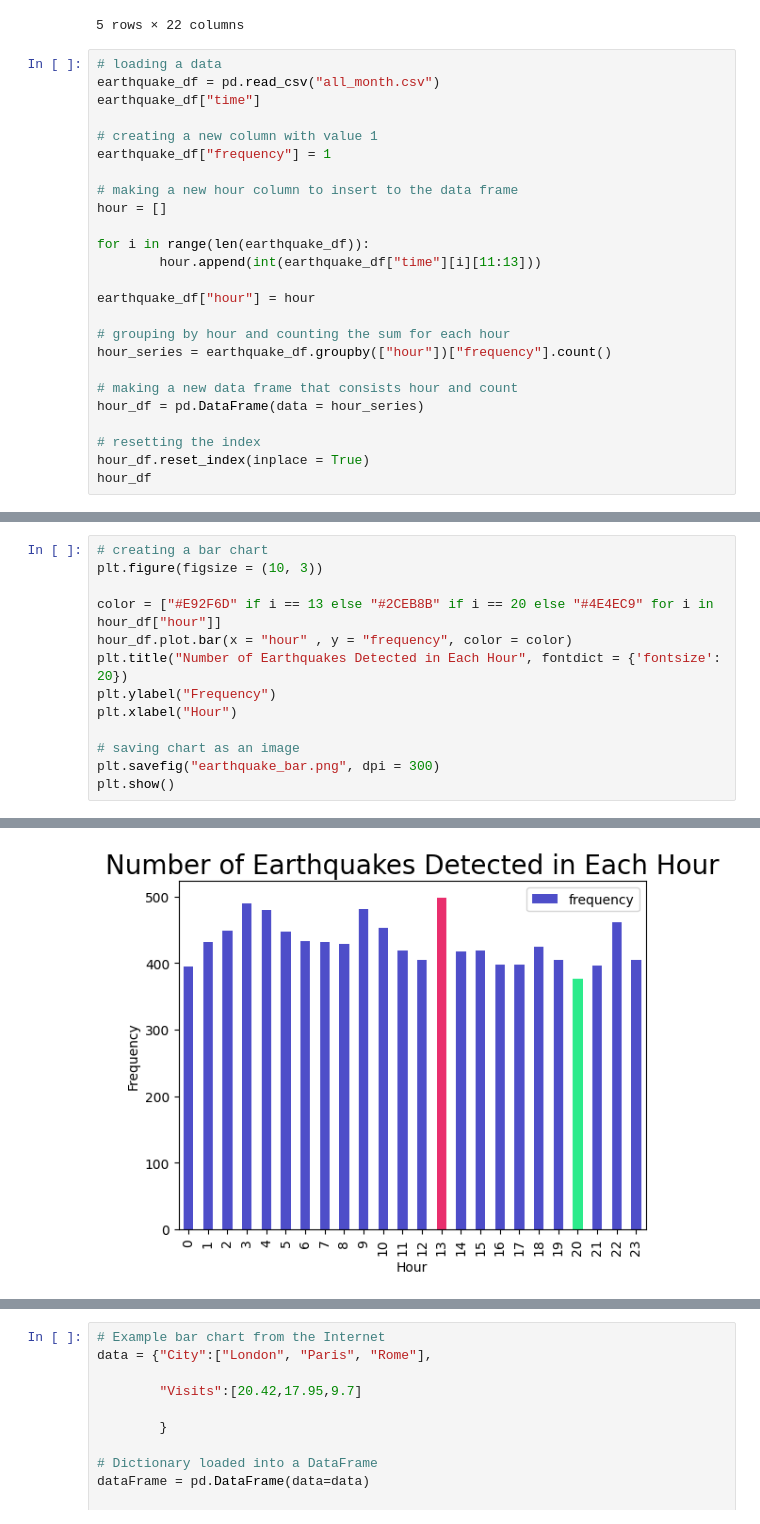
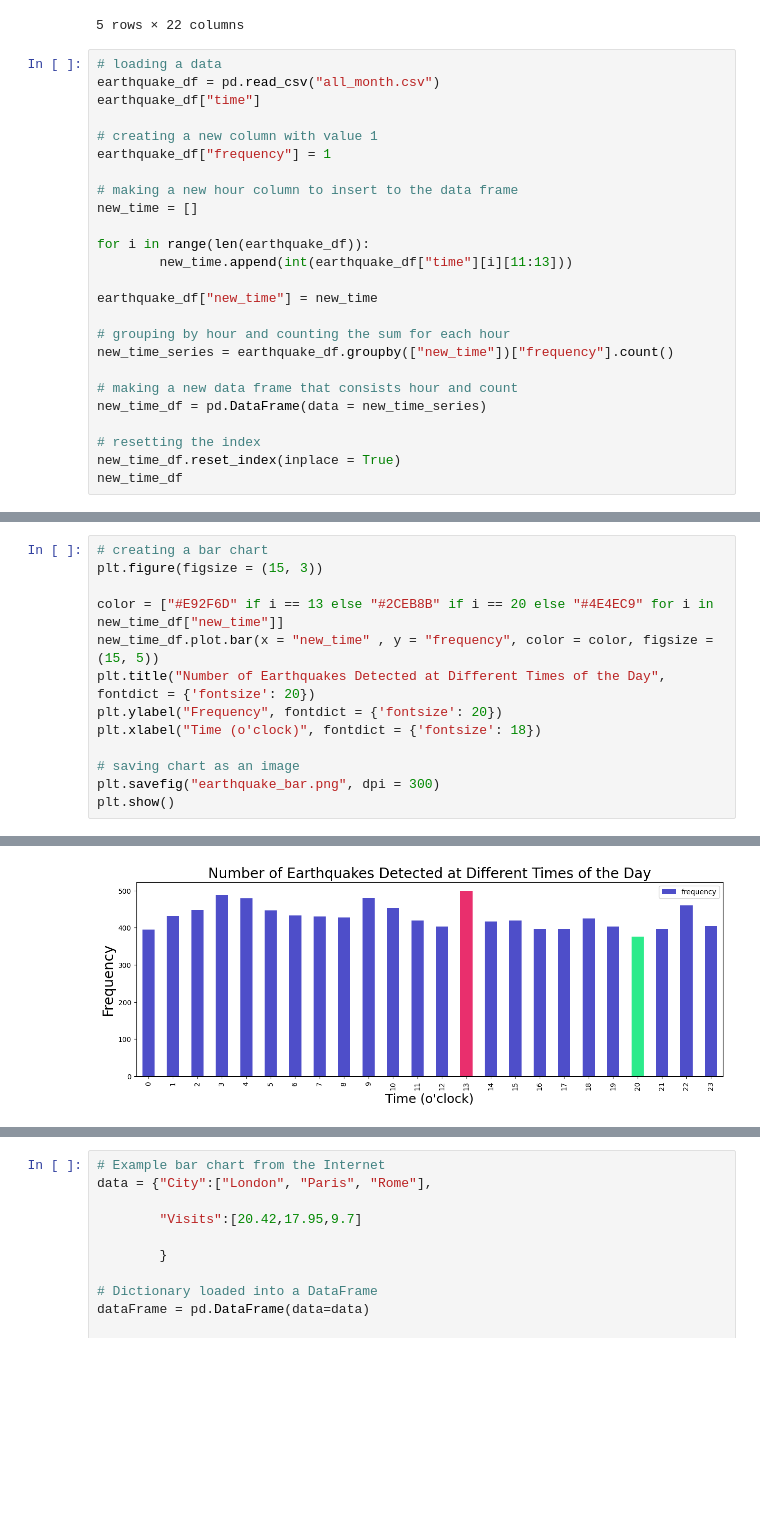
Before and after one commit to usuajiayako/DataScienceWeek3, a Jupyter notebook: data_visualisation_assignment.ipynb, the cells around one changed output, grey strips where cells are left out. Saved outputs shown, nothing was run; the diff lists cells and outputs as text; blank space fills up the shorter version.

```diff
--- a/data_visualisation_assignment.ipynb
+++ b/data_visualisation_assignment.ipynb
@@ -22,20 +22,20 @@ earthquake_df["time"]
 earthquake_df["frequency"] = 1
 
 # making a new hour column to insert to the data frame
-hour = []
+new_time = []
 
 for i in range(len(earthquake_df)):
-        hour.append(int(earthquake_df["time"][i][11:13]))
+        new_time.append(int(earthquake_df["time"][i][11:13]))
 
-earthquake_df["hour"] = hour
+earthquake_df["new_time"] = new_time
 
 # grouping by hour and counting the sum for each hour
-hour_series = earthquake_df.groupby(["hour"])["frequency"].count()
+new_time_series = earthquake_df.groupby(["new_time"])["frequency"].count()
 
 # making a new data frame that consists hour and count
-hour_df = pd.DataFrame(data = hour_series)
+new_time_df = pd.DataFrame(data = new_time_series)
 
 # resetting the index
-hour_df.reset_index(inplace = True)
-hour_df
+new_time_df.reset_index(inplace = True)
+new_time_df
 # %% [output]
@@ -58,13 +58,13 @@ hour_df
 | 23 | 23 | 405 |
 # %%
 # creating a bar chart
-plt.figure(figsize = (10, 3))
+plt.figure(figsize = (15, 3))
 
-color = ["#E92F6D" if i == 13 else "#2CEB8B" if i == 20 else "#4E4EC9" for i in hour_df["hour"]]
-hour_df.plot.bar(x = "hour" , y = "frequency", color = color)
-plt.title("Number of Earthquakes Detected in Each Hour", fontdict = {'fontsize': 20})
-plt.ylabel("Frequency")
-plt.xlabel("Hour")
+color = ["#E92F6D" if i == 13 else "#2CEB8B" if i == 20 else "#4E4EC9" for i in new_time_df["new_time"]]
+new_time_df.plot.bar(x = "new_time" , y = "frequency", color = color, figsize = (15, 5))
+plt.title("Number of Earthquakes Detected at Different Times of the Day", fontdict = {'fontsize': 20})
+plt.ylabel("Frequency", fontdict = {'fontsize': 20})
+plt.xlabel("Time (o'clock)", fontdict = {'fontsize': 18})
 
 # saving chart as an image
 plt.savefig("earthquake_bar.png", dpi = 300)
@@ -74,4 +74,4 @@ plt.show()
-[figure, old version]
+[figure, new version]
 # %%
 # creating a pie chart
 
```
Also changed, not shown: parts of 3 cells of this notebook, 1 other file.
